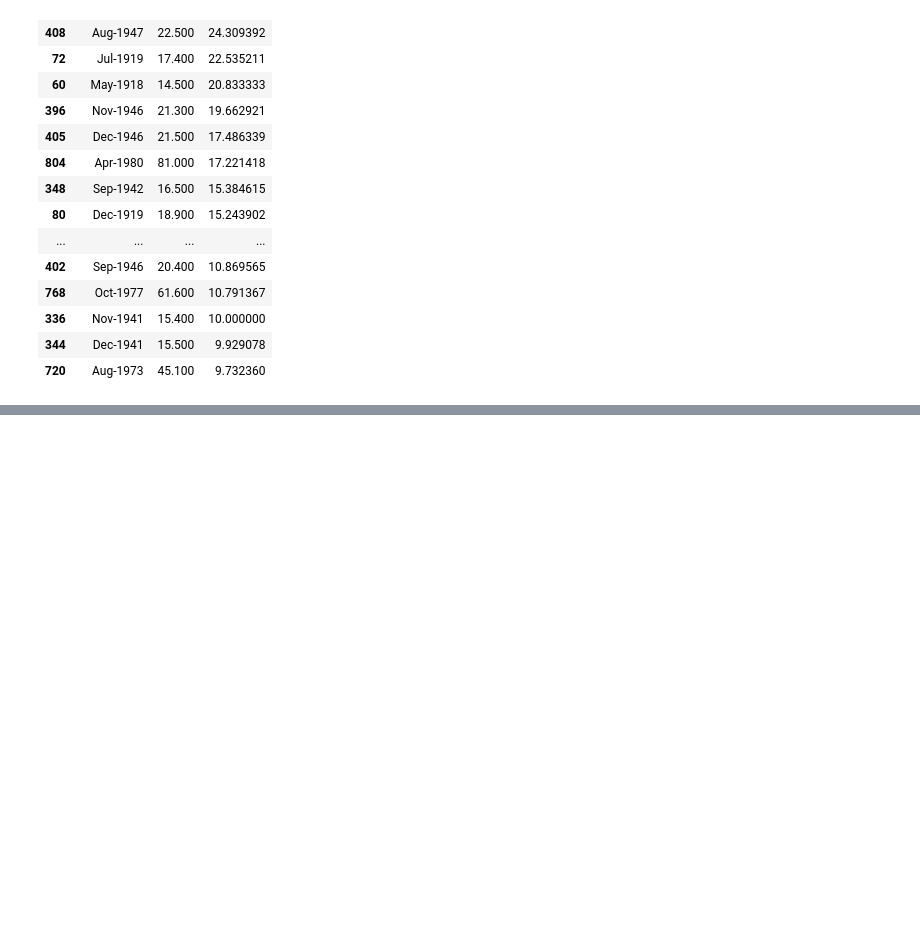
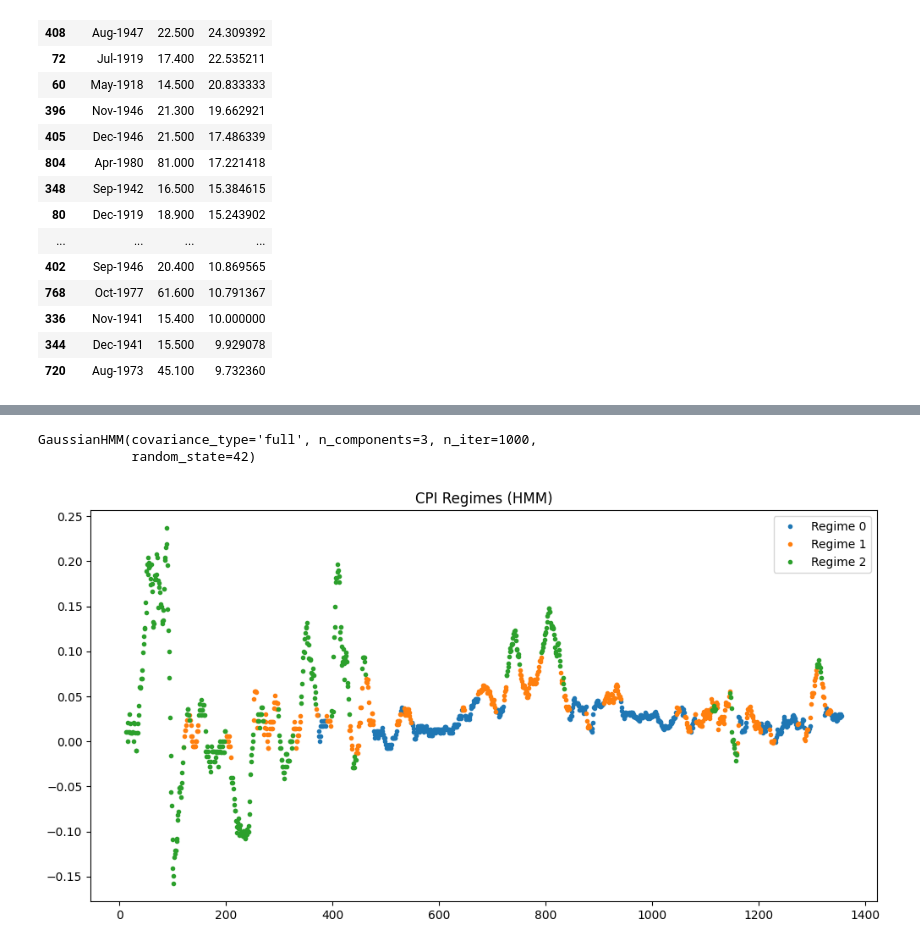
Before and after one commit to andrew-rong/scorecard, a Jupyter notebook: CPI.ipynb, the cells around one changed output, grey strips where cells are left out. Drawn from its saved outputs; the diff is of its cells as text; code cells hidden in the pictures; blank space fills up the shorter version.

```diff
--- a/CPI.ipynb
+++ b/CPI.ipynb
@@ -104,0 +141,46 @@ plt.show()
+# %%
+features = ["inflation_yoy", "inflation_mom", "volatility"]
+X = df[features].values
+# %%
+from sklearn.preprocessing import StandardScaler
+
+scaler = StandardScaler()
+X_scaled = scaler.fit_transform(X)
+# %%
+from hmmlearn.hmm import GaussianHMM
+
+n_states = 3  # try 2–4
+
+model = GaussianHMM(
+    n_components=n_states,
+    covariance_type="full",
+    n_iter=1000,
+    random_state=42
+)
+
+model.fit(X_scaled)
+# %% [output]
+GaussianHMM(covariance_type='full', n_components=3, n_iter=1000,
+            random_state=42)
+# %%
+hidden_states = model.predict(X_scaled)
+
+df["regime"] = hidden_states
+# %%
+import matplotlib.pyplot as plt
+
+plt.figure(figsize=(12,6))
+
+for i in range(n_states):
+    plt.plot(
+        df.index[df["regime"] == i],
+        df["inflation_yoy"][df["regime"] == i],
+        ".",
+        label=f"Regime {i}"
+    )
+
+plt.legend()
+plt.title("CPI Regimes (HMM)")
+plt.show()
+# %% [output]
+[figure, added]
```
Also changed, not shown: parts of 19 cells of this notebook, 4 other files.
